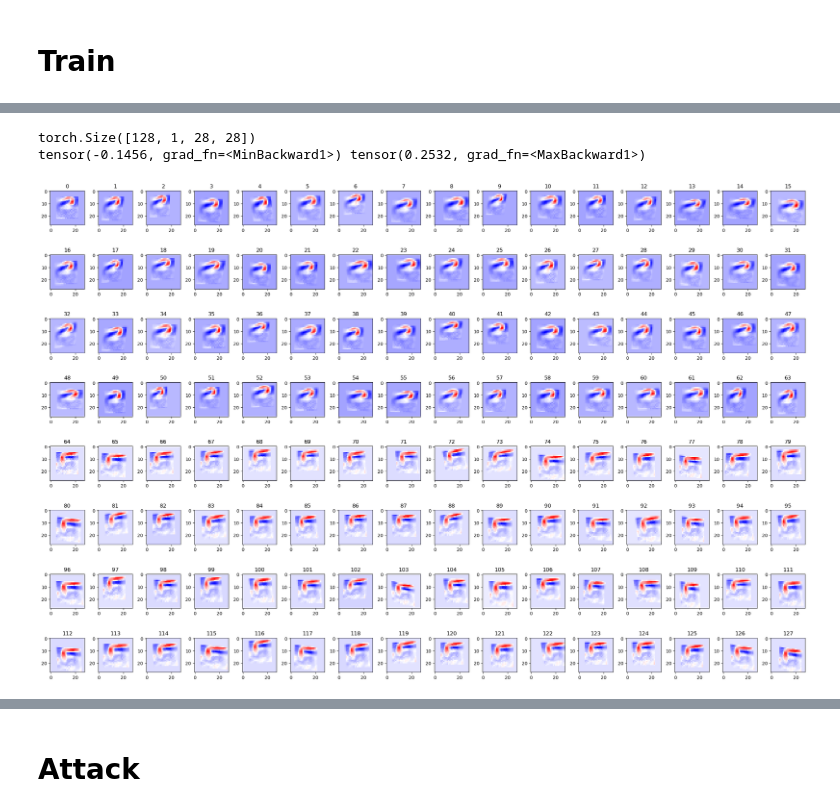
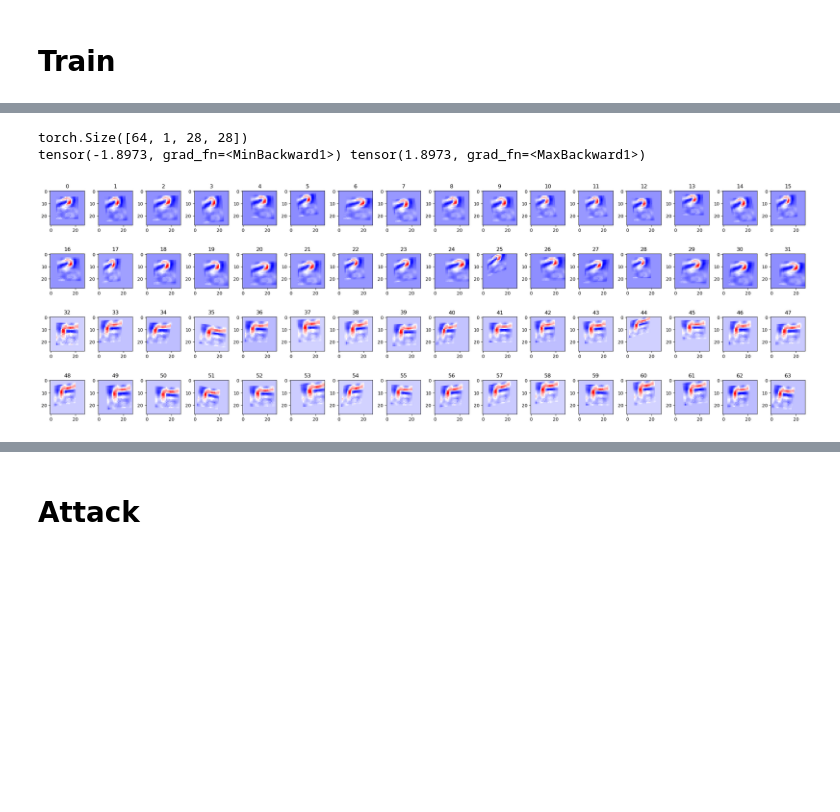
Before and after one commit to 314-Foundation/white-box-nn, a Jupyter notebook: jupyter/main.ipynb, the cells around one changed output, grey strips where cells are left out. Saved outputs shown, nothing was run; the diff lists cells and outputs as text; code cells hidden in the pictures; blank space fills up the shorter version.

```diff
--- a/jupyter/main.ipynb
+++ b/jupyter/main.ipynb
@@ -388,15 +305,14 @@ tensor([10.2268,  8.2314, 10.9087,  8.0915,  9.1822,  9.3922,  7.9175,  7.7848,
 # %%
-uf, df = aff.get_filters()
+# uf, df = aff.get_filters()
 # w = torch.stack(bb.layer1.get_filters(), dim=0).flatten(0, 1)
-w = uf
+ff = bb[2].get_features()
 # w = w.flatten(0, 1)[:, None]
 # w = SoftSign(0.4, 0.01)(w)
 # w.shape
 
 # ws = hh.to_show(w)
-ws = w.detach()
-print(uf.min(), uf.max(), df.min(), df.max())
+print(ff.min(), ff.max())
 
-hh.plot_example(ws, list(range(len(ws))), n_col=2, n_row=1)
+hh.plot_example(ff, list(range(len(ff))), n_col=2, n_row=1)
 # hh.plot_example(ws, list(range(len(ws))), n_col=8, n_row=4)#, cmap="gray")
 # %% [output]
@@ -420,8 +321,8 @@ tensor(0., grad_fn=<MinBackward1>) tensor(0.9007, grad_fn=<MaxBackward1>) tensor
 # %%
-w = den.conv_sampler.get_weight().detach()
+cc = bb[1].get_weight().detach().flatten(0, 1)
 # print(torch.norm(w.flatten(1), dim=1))
-print(w.min(), w.max())
+print(cc.min(), cc.max())
 # hh.plot_example(w, n_row=2, n_col=8)
 # hh.plot_example(w, n_row=4, n_col=16)
-hh.plot_example(w, n_row=2, n_col=16)
+hh.plot_example(cc, n_row=2, n_col=16)
 # %% [output]
@@ -514,39 +390,39 @@ xw.sum(dim=1).min(), xw.sum(dim=1).max()
 # %%
 
 # 49/64
 i = 1
 # init = 800-64
 init = 0
 # init = 34
 # init = 1000
-uf, df = aff.get_filters()#[0]
-w = uf
-w = aff.filter_sampler(w)
-w = w.flatten(0, 1).unflatten(1, aff.inp_shape)
-# w = w[:, 1][:, None]
-print(w.shape)
+ff = bb[2].get_weight()
+# w = uf
+# w = aff.filter_sampler(w)
+ff = ff.flatten(0, 1)#.unflatten(1, bb[2].feature)
+# # w = w[:, 1][:, None]
+print(ff.shape)
 
 # w = model.backbone.frozen_backbone.layers[0][0].weight.detach()
 print(w.min(), w.max())
 
-
+w = ff
 # eye = torch.eye(w.shape[0])
 # pred = model.backbone.down(eye, i)
 
 # ws = hh.to_show(pred[init:])
 # ws = hh.to_show(w[init:])
 ws = w[init:]
 # ws = hh.to_show(pred[init:])# * 100
 # ws = (ws * 2).clip(0, 1) # TODO
 # ws = (((ws-0.5) * 2)+0.5).clip(0, 1)
 # ws = pred[init:].sigmoid().detach()
 # max_rows = 32
 max_rows = 16
 # max_rows = 10
 # max_rows = 8
 hh.plot_example(ws, list(range(len(ws))), n_col=16, n_row=min(max(ws.shape[0]//16, 2), max_rows))
 # %% [output]
-torch.Size([128, 1, 28, 28])
-tensor(-0.1456, grad_fn=<MinBackward1>) tensor(0.2532, grad_fn=<MaxBackward1>)
+torch.Size([64, 1, 28, 28])
+tensor(-1.8973, grad_fn=<MinBackward1>) tensor(1.8973, grad_fn=<MaxBackward1>)
-[figure, old version]
+[figure, new version]
 # %%
```
Also changed, not shown: parts of 31 cells of this notebook, 3 other files.
